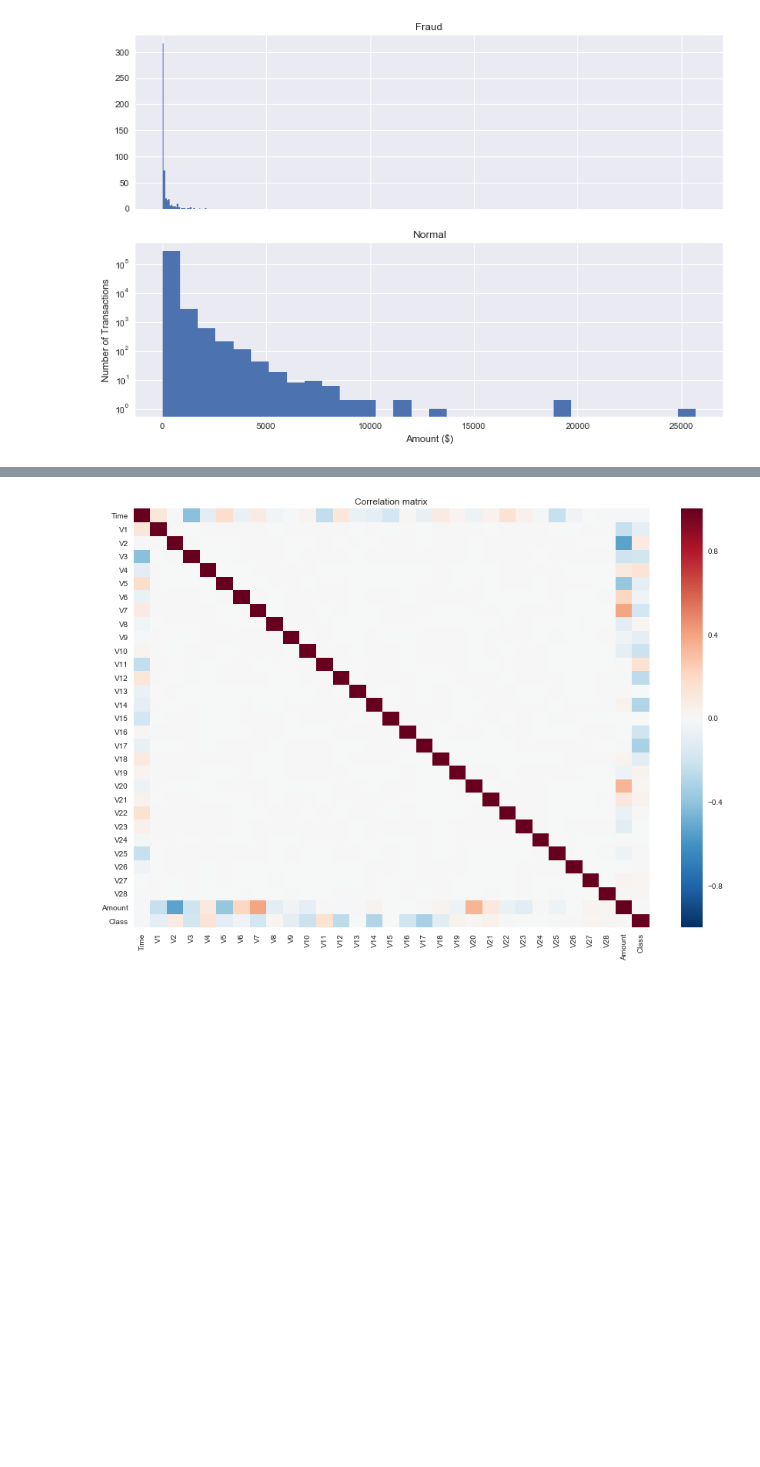
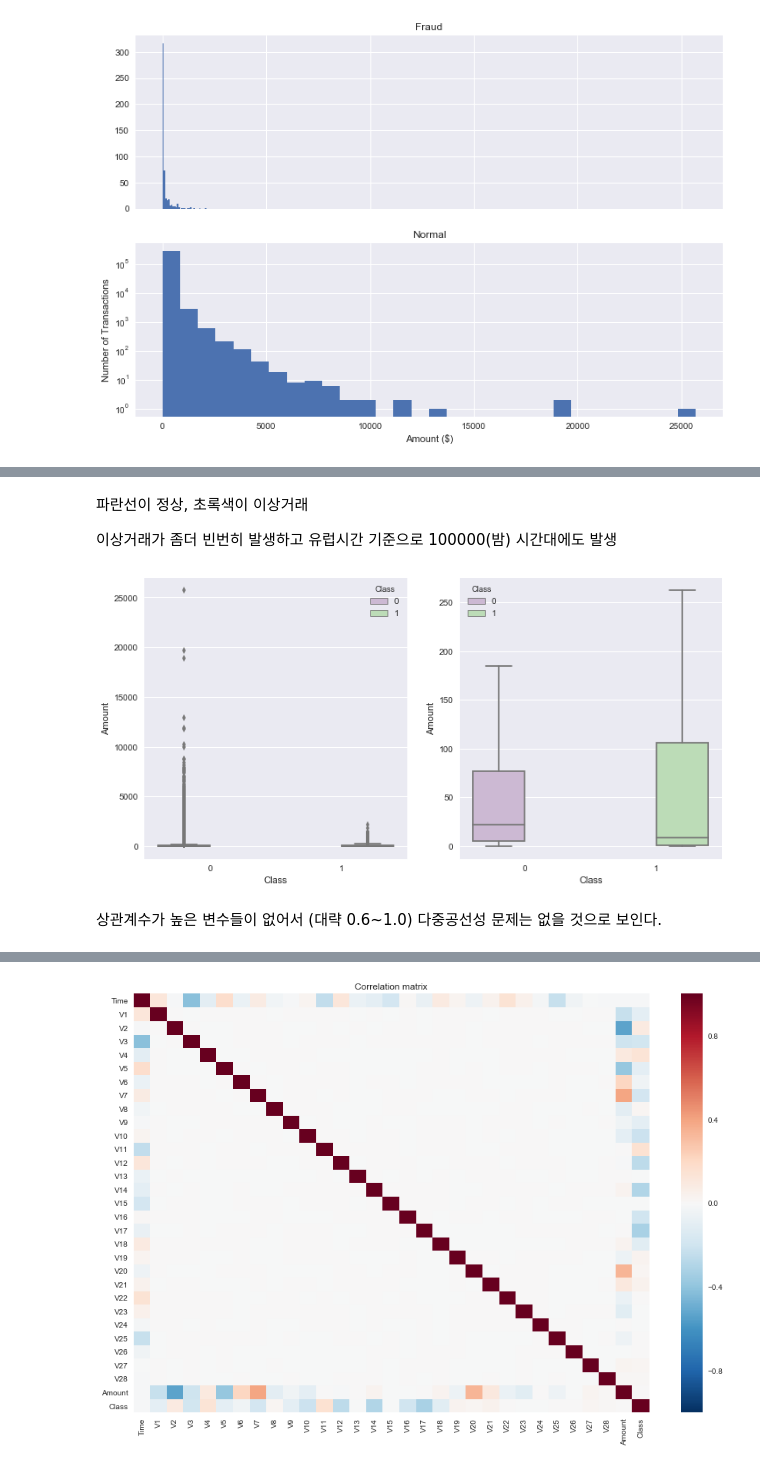
Before and after one commit to lovablebaby/cardFraudDetection, a Jupyter notebook: cardFraudDetection.ipynb, the cells around one changed output, grey strips where cells are left out. Cells and saved outputs as stored; diff of their text form; code cells hidden in the pictures; blank space fills up the shorter version.

```diff
--- a/cardFraudDetection.ipynb
+++ b/cardFraudDetection.ipynb
@@ -166,0 +190,13 @@ plt.show()
+# %% [markdown]
+파란선이 정상, 초록색이 이상거래
+
+이상거래가 좀더 빈번히 발생하고 유럽시간 기준으로 100000(밤) 시간대에도 발생
+# %%
+fig, (ax1, ax2) = plt.subplots(ncols=2, figsize=(12,6))
+s = sns.boxplot(ax = ax1, x="Class", y="Amount", hue="Class",data=df, palette="PRGn",showfliers=True)
+s = sns.boxplot(ax = ax2, x="Class", y="Amount", hue="Class",data=df, palette="PRGn",showfliers=False)
+plt.show();
+# %% [output]
+[figure, added]
+# %% [markdown]
+상관계수가 높은 변수들이 없어서 (대략 0.6~1.0) 다중공선성 문제는 없을 것으로 보인다.
```
Also changed, not shown: parts of 62 cells of this notebook.
